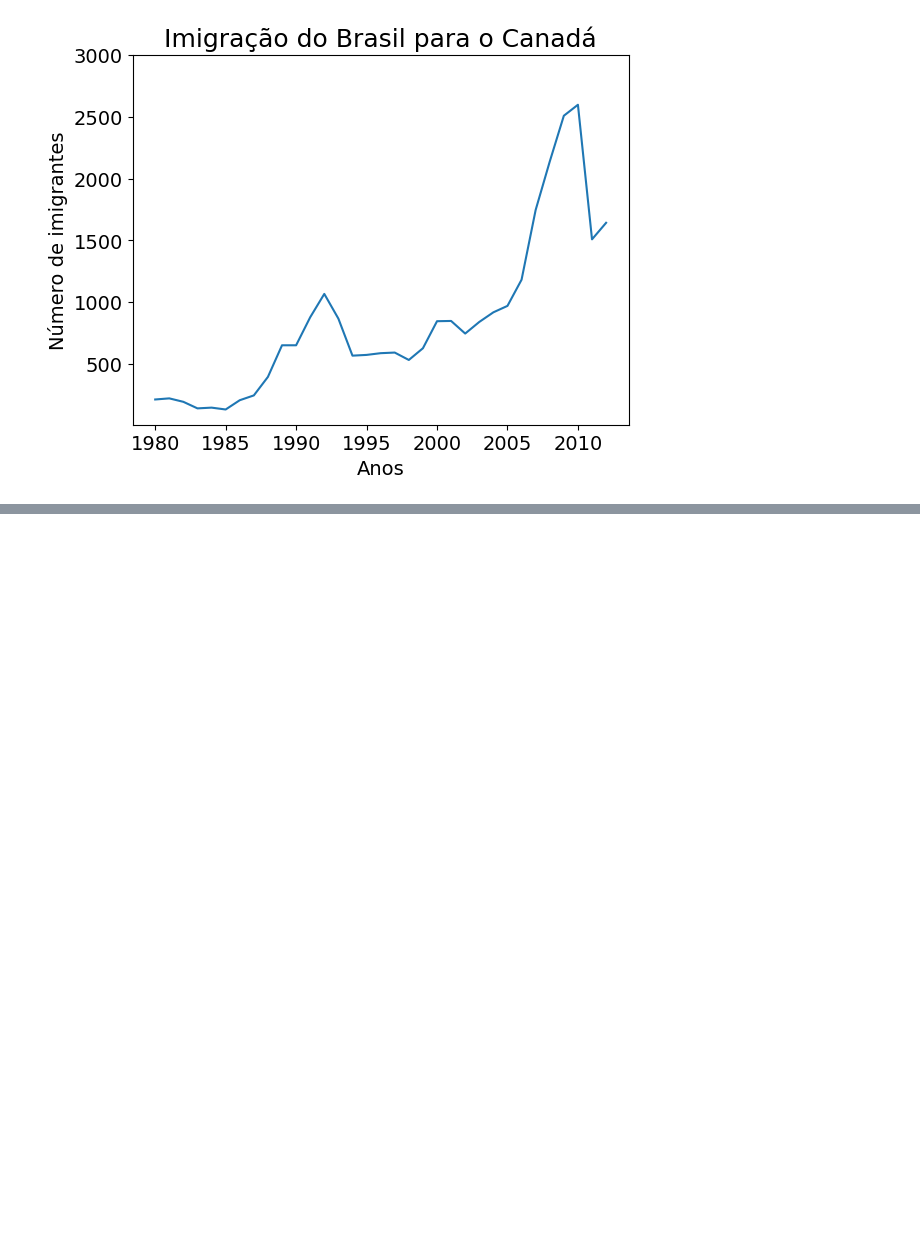
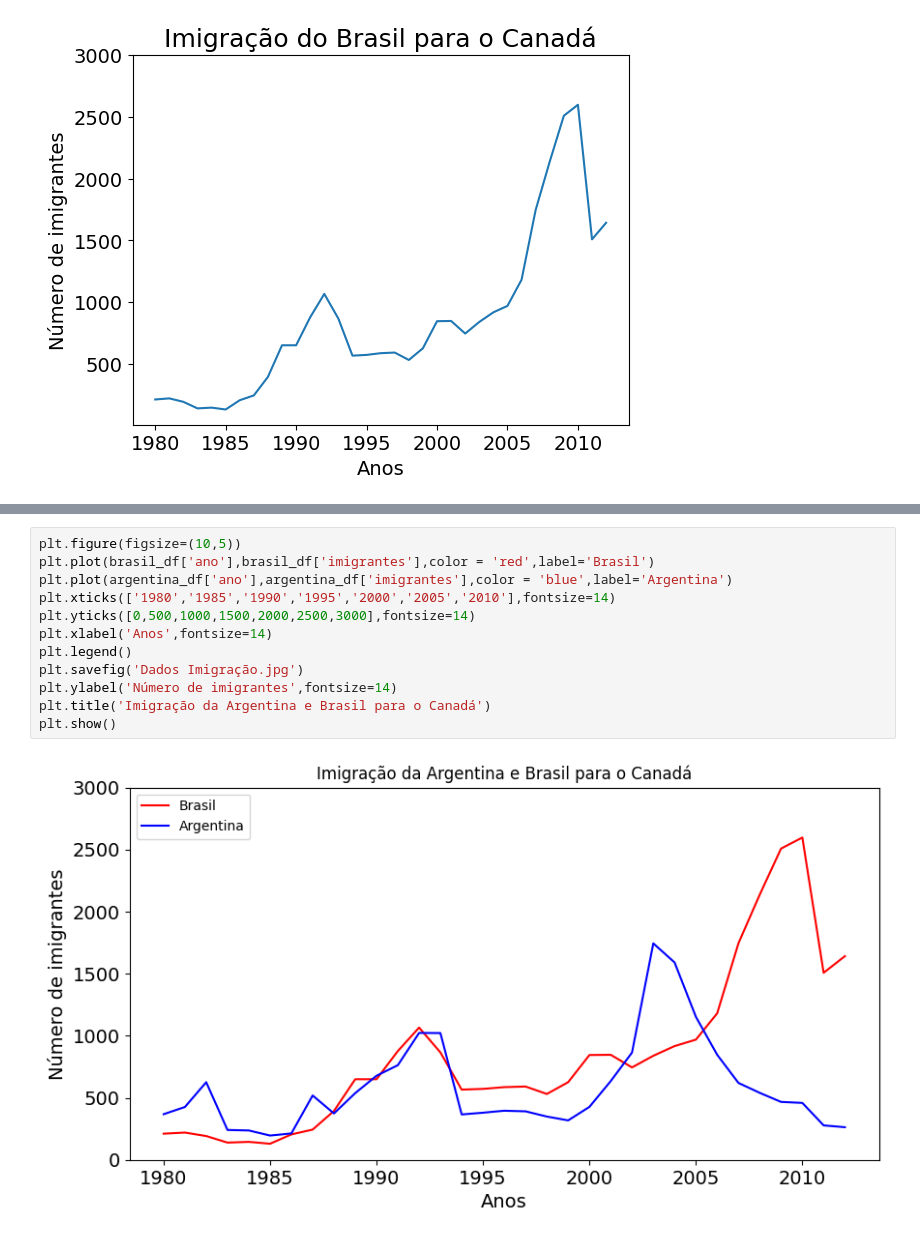
Before and after one commit to Jackvs720v/BigDataIA, a Jupyter notebook: aula4/codigoA4.ipynb, the cells around one changed output, grey strips where cells are left out. Saved outputs shown, nothing was run; the diff lists cells and outputs as text; blank space fills up the shorter version.

```diff
--- a/aula4/codigoA4.ipynb
+++ b/aula4/codigoA4.ipynb
@@ -102,0 +132,14 @@ plt.show() #exibe a figura
+# %%
+plt.figure(figsize=(10,5))
+plt.plot(brasil_df['ano'],brasil_df['imigrantes'],color = 'red',label='Brasil')
+plt.plot(argentina_df['ano'],argentina_df['imigrantes'],color = 'blue',label='Argentina')
+plt.xticks(['1980','1985','1990','1995','2000','2005','2010'],fontsize=14)
+plt.yticks([0,500,1000,1500,2000,2500,3000],fontsize=14)
+plt.xlabel('Anos',fontsize=14)
+plt.legend()
+plt.savefig('Dados Imigração.jpg')
+plt.ylabel('Número de imigrantes',fontsize=14)
+plt.title('Imigração da Argentina e Brasil para o Canadá')
+plt.show()
+# %% [output]
+[figure, added]
```
Also changed, not shown: parts of 15 cells of this notebook, 2 other files.
